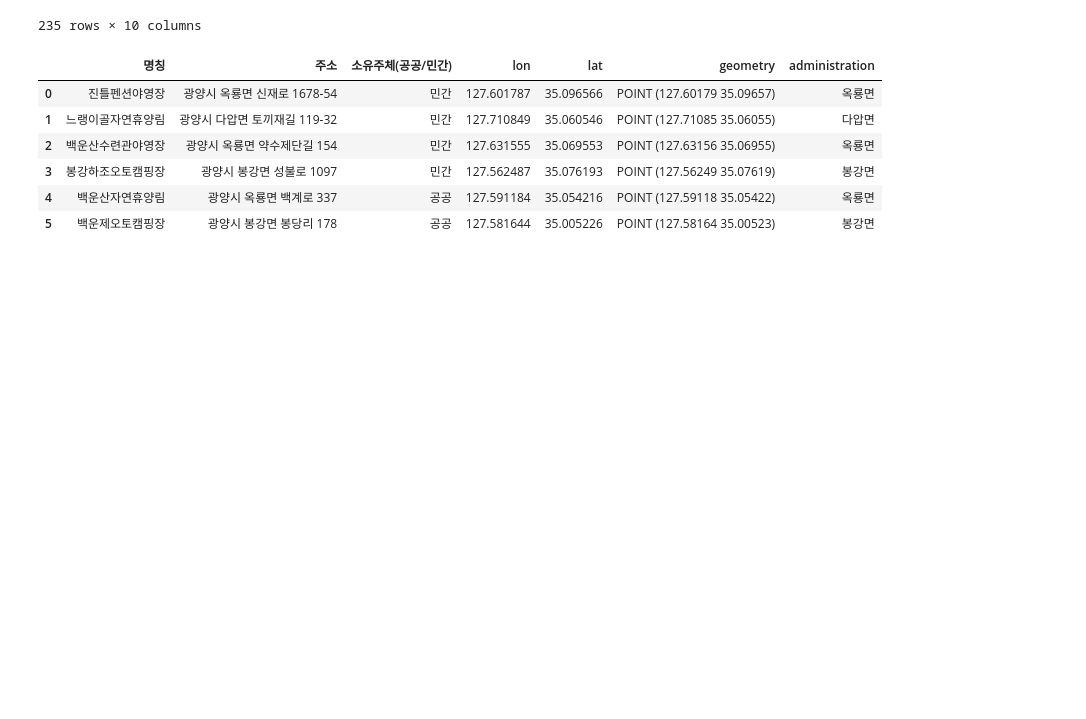
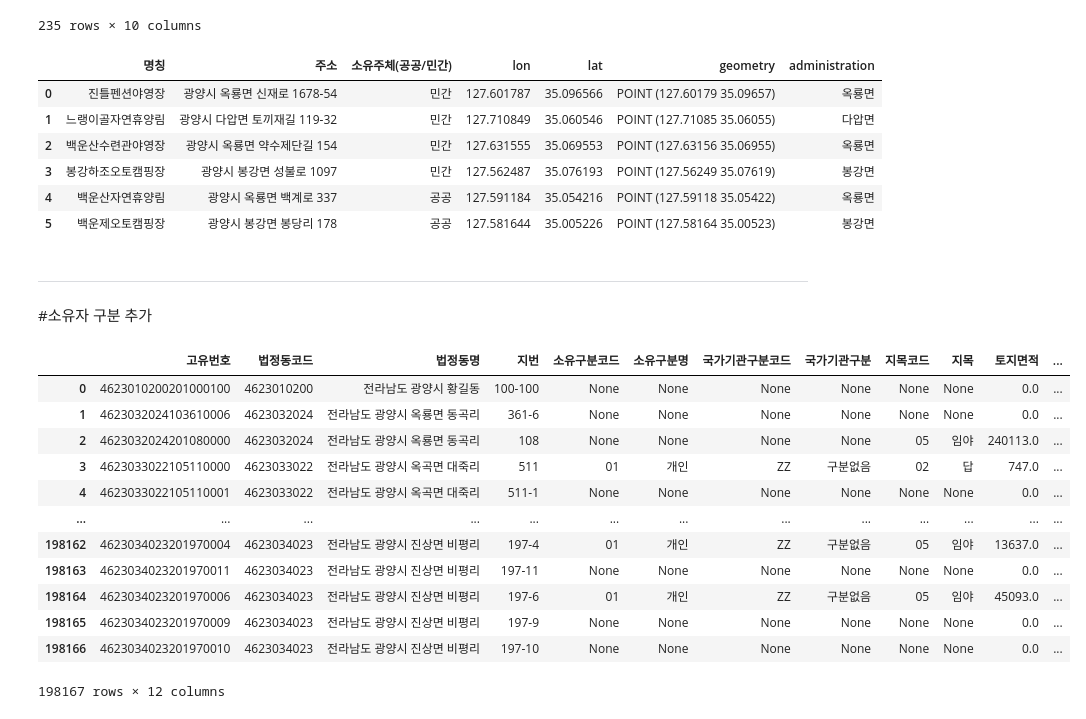
Before and after one commit to jaejae-yoo/COMPAS, a Jupyter notebook: polygon.ipynb, the cells around one changed output. Cells and saved outputs as stored; diff of their text form; code cells hidden in the pictures; blank space fills up the shorter version.

```diff
--- a/polygon.ipynb
+++ b/polygon.ipynb
@@ -258,3 +264,26 @@ campsite
 | 3 | 봉강하조오토캠핑장 | 광양시 봉강면 성불로 1097 | 민간 | 127.562487 | 35.076193 | POINT (127.56249 35.07619) | 봉강면 |
 | 4 | 백운산자연휴양림 | 광양시 옥룡면 백계로 337 | 공공 | 127.591184 | 35.054216 | POINT (127.59118 35.05422) | 옥룡면 |
 | 5 | 백운제오토캠핑장 | 광양시 봉강면 봉당리 178 | 공공 | 127.581644 | 35.005226 | POINT (127.58164 35.00523) | 봉강면 |
+# %% [markdown]
+
+
+---
+# %% [markdown]
+#소유자 구분 추가
+# %%
+owner_land = gpd.read_file('14.광양시_소유지정보.geojson')
+owner_land
+# %% [output]
+|  | 고유번호 | 법정동코드 | 법정동명 | 지번 | 소유구분코드 | 소유구분명 | 국가기관구분코드 | 국가기관구분 | 지목코드 | 지목 | 토지면적 | ... |
+| 0 | 4623010200201000100 | 4623010200 | 전라남도 광양시 황길동 | 100-100 | None | None | None | None | None | None | 0.0 | ... |
+| 1 | 4623032024103610006 | 4623032024 | 전라남도 광양시 옥룡면 동곡리 | 361-6 | None | None | None | None | None | None | 0.0 | ... |
+| 2 | 4623032024201080000 | 4623032024 | 전라남도 광양시 옥룡면 동곡리 | 108 | None | None | None | None | 05 | 임야 | 240113.0 | ... |
+| 3 | 4623033022105110000 | 4623033022 | 전라남도 광양시 옥곡면 대죽리 | 511 | 01 | 개인 | ZZ | 구분없음 | 02 | 답 | 747.0 | ... |
+| 4 | 4623033022105110001 | 4623033022 | 전라남도 광양시 옥곡면 대죽리 | 511-1 | None | None | None | None | None | None | 0.0 | ... |
+| ... | ... | ... | ... | ... | ... | ... | ... | ... | ... | ... | ... | ... |
+| 198162 | 4623034023201970004 | 4623034023 | 전라남도 광양시 진상면 비평리 | 197-4 | 01 | 개인 | ZZ | 구분없음 | 05 | 임야 | 13637.0 | ... |
+| 198163 | 4623034023201970011 | 4623034023 | 전라남도 광양시 진상면 비평리 | 197-11 | None | None | None | None | None | None | 0.0 | ... |
+| 198164 | 4623034023201970006 | 4623034023 | 전라남도 광양시 진상면 비평리 | 197-6 | 01 | 개인 | ZZ | 구분없음 | 05 | 임야 | 45093.0 | ... |
+| 198165 | 4623034023201970009 | 4623034023 | 전라남도 광양시 진상면 비평리 | 197-9 | None | None | None | None | None | None | 0.0 | ... |
+| 198166 | 4623034023201970010 | 4623034023 | 전라남도 광양시 진상면 비평리 | 197-10 | None | None | None | None | None | None | 0.0 | ... |
+198167 rows × 12 columns
```
Also changed, not shown: parts of 32 cells of this notebook, 3 other files.
